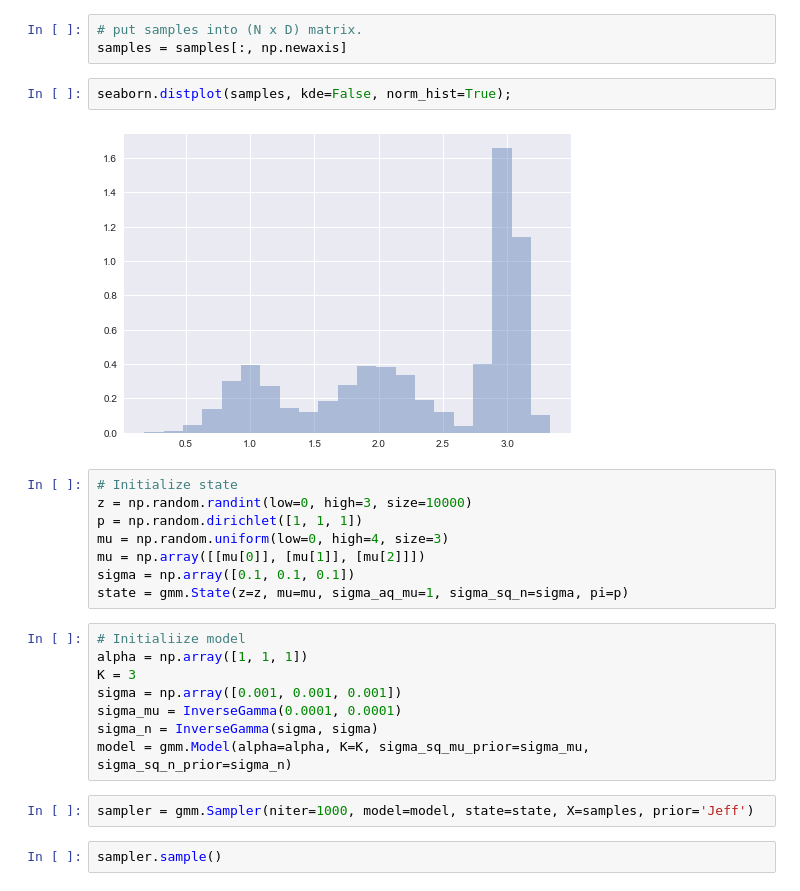
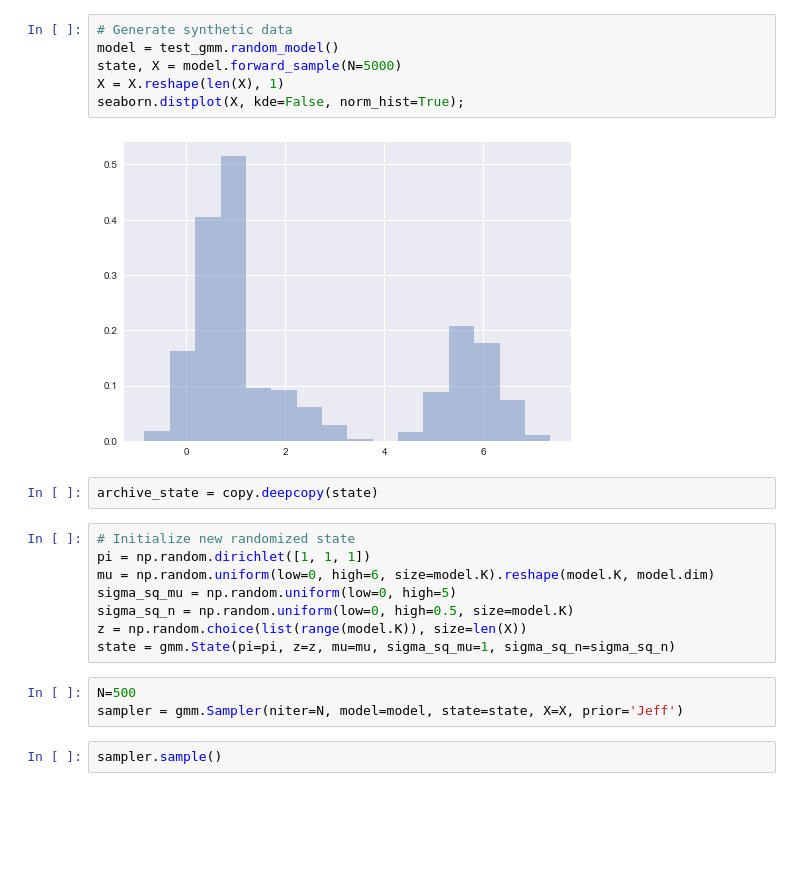
Before and after one commit to ChayaSt/bgmm, a Jupyter notebook: example/example.ipynb, the cells around one changed output. Saved outputs shown, nothing was run; the diff lists cells and outputs as text; blank space fills up the shorter version.

```diff
--- a/example/example.ipynb
+++ b/example/example.ipynb
@@ -21,27 +11,23 @@ for i in range(samples.shape[0]):
-# %%
-# put samples into (N x D) matrix.
-samples = samples[:, np.newaxis]
-# %%
-seaborn.distplot(samples, kde=False, norm_hist=True);
-# %% [output]
-[figure, removed]
+# %%
+# Generate synthetic data
+model = test_gmm.random_model()
+state, X = model.forward_sample(N=5000)
+X = X.reshape(len(X), 1)
+seaborn.distplot(X, kde=False, norm_hist=True);
+# %% [output]
+[figure, added]
+# %%
+archive_state = copy.deepcopy(state)
 # %%
-# Initialize state
-z = np.random.randint(low=0, high=3, size=10000)
-p = np.random.dirichlet([1, 1, 1])
-mu = np.random.uniform(low=0, high=4, size=3)
-mu = np.array([[mu[0]], [mu[1]], [mu[2]]])
-sigma = np.array([0.1, 0.1, 0.1])
-state = gmm.State(z=z, mu=mu, sigma_aq_mu=1, sigma_sq_n=sigma, pi=p)
+# Initialize new randomized state
+pi = np.random.dirichlet([1, 1, 1])
+mu = np.random.uniform(low=0, high=6, size=model.K).reshape(model.K, model.dim)
+sigma_sq_mu = np.random.uniform(low=0, high=5)
+sigma_sq_n = np.random.uniform(low=0, high=0.5, size=model.K)
+z = np.random.choice(list(range(model.K)), size=len(X))
+state = gmm.State(pi=pi, z=z, mu=mu, sigma_sq_mu=1, sigma_sq_n=sigma_sq_n)
-# %%
-# Initialiize model
-alpha = np.array([1, 1, 1])
-K = 3
-sigma = np.array([0.001, 0.001, 0.001])
-sigma_mu = InverseGamma(0.0001, 0.0001)
-sigma_n = InverseGamma(sigma, sigma)
-model = gmm.Model(alpha=alpha, K=K, sigma_sq_mu_prior=sigma_mu, sigma_sq_n_prior=sigma_n)
 # %%
-sampler = gmm.Sampler(niter=1000, model=model, state=state, X=samples, prior='Jeff')
+N=500
+sampler = gmm.Sampler(niter=N, model=model, state=state, X=X, prior='Jeff')
 # %%
 sampler.sample()
```
Also changed, not shown: parts of 13 cells of this notebook.
